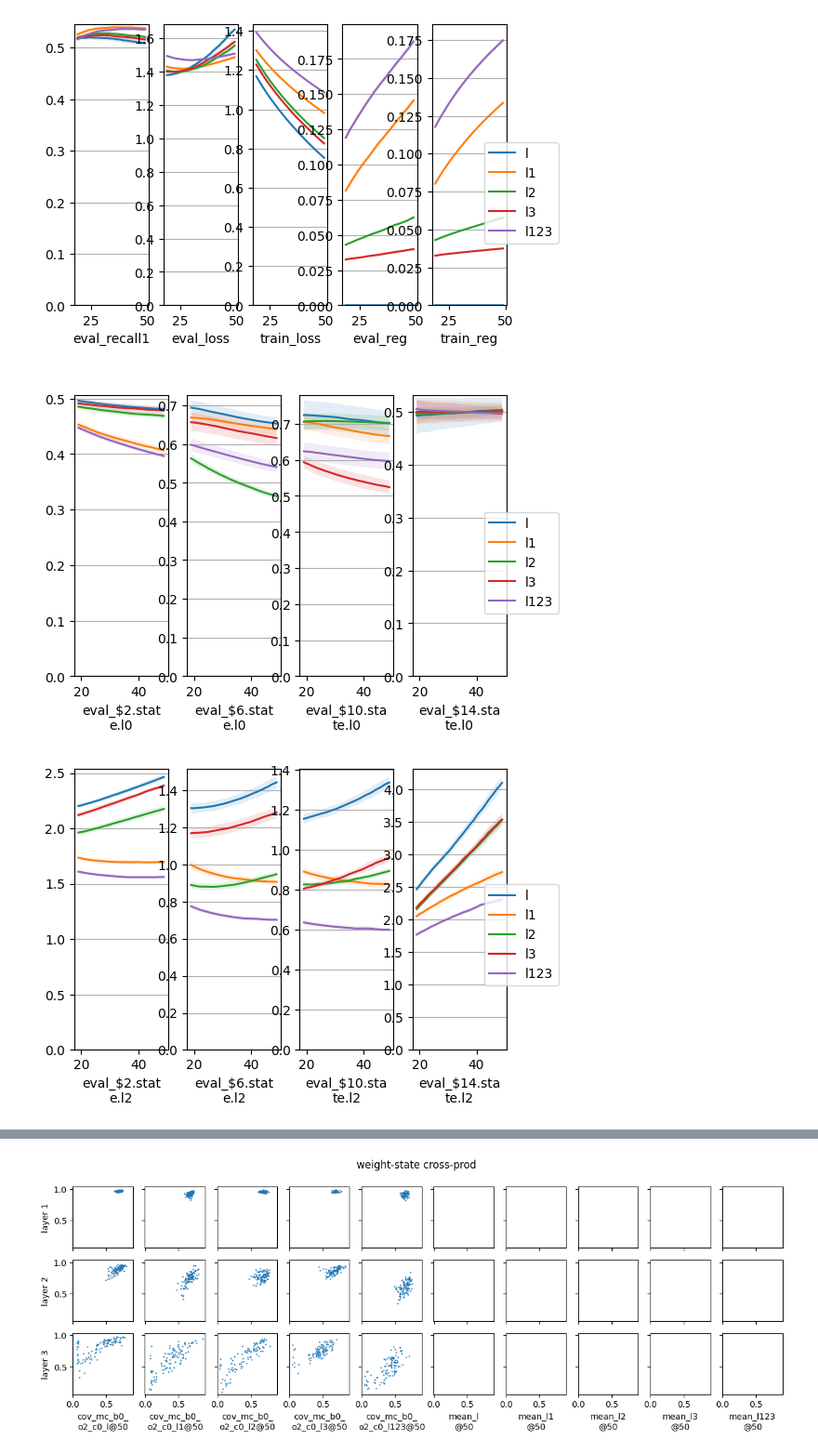
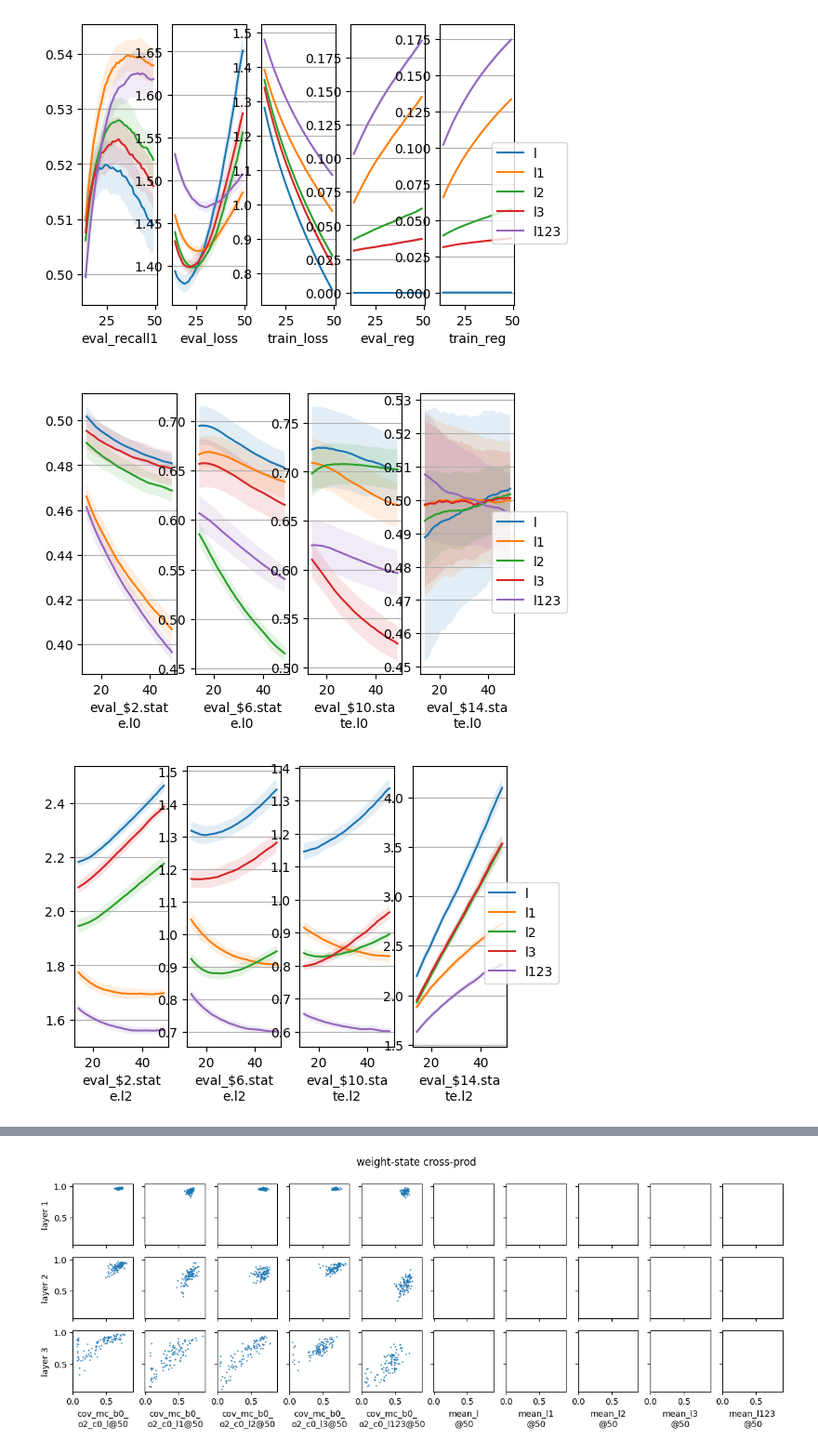
Before and after one commit to yingchenlin/kiln, a Jupyter notebook: dist.ipynb, the cells around one changed output, grey strips where cells are left out. Shown: that part at 93% size. Cells and saved outputs as stored; diff of their text form; code cells hidden in the pictures.

```diff
--- a/dist.ipynb
+++ b/dist.ipynb
@@ -5,14 +5,14 @@ import matplotlib as mpl
 import matplotlib.pyplot as plt
 import torch
 # %%
-def read_df(group, tags, samples):
+def read_df(tags, samples):
     dfs = []
     if isinstance(tags, list):
         tags = {t: t for t in tags}
     for short_tag, full_tag in tags.items():
         for sample in range(samples):
             try:
-                df = pd.read_json(f"outputs/{group}/{full_tag}_{sample}/logs.json")
+                df = pd.read_json(f"outputs/{full_tag}_{sample}/logs.json")
                 df["tag"] = short_tag
                 df["sample"] = sample
                 df["epoch"] = df.index
@@ -63,66 +63,51 @@ def read_weight(state, i, flip):
         w = w.T
     return w.mean(0), w.T @ w
 # %%
-#group, tags = "schemes", [f"{s}_{l}" for s in ("none", "base", "mean", "cov-mc", "cov-quad") for l in ("all",)]
-#group, tags = "cov", [f"cov_{l}_b{b}_o{o}_c{c}" for l in ("mc",) for b in (0, 1) for o in (0, 1, 2) for c in (1,)]
-#group, tags = "cov", [f"cov_mc_b0_o2_c0{s}" for s in ("", "_lsg", "_wsg", "_psg")]
-#group, tags = "cov", ["cov_mc_b0_o2_c0"] + [f"cov_mc_b0_o2_c0{s}_l2"
+#tags = [f"schemes/{s}_{l}" for s in ("none", "base", "mean", "cov-mc", "cov-quad") for l in ("all",)]
+#tags = [f"cov/cov_{l}_b{b}_o{o}_c{c}" for l in ("mc",) for b in (0, 1) for o in (0, 1, 2) for c in (1,)]
+#tags = [f"cov/cov_mc_b0_o2_c0{s}" for s in ("", "_lsg", "_wsg", "_psg")]
+#tags = ["cov/cov_mc_b0_o2_c0"] + [f"cov/cov_mc_b0_o2_c0{s}_l2"
 #    for s in ("", "_xsg", "_wsg", "_psg", "_lsg", "_gsg", "_hsg")]
-group, tags = "cov", {l: f"cov_mc_b0_o2_c0_{l}" for l in ("l", "l1", "l2", "l3", "l123")}
-#group, tags = "hpo", [f"mean_{s}_{l}" for s in ("s0.2", "s0.5", "s1.0", "s1.5", "s2.0") for l in ("l5e-4", "l1e-3", "l2e-3", "l5e-3")]
-#group, tags = "lin-apx", ("lin-apx_0", "lin-apx_0.5", "lin-apx_1.0", "lin-apx_1.5")
-#group, tags = "l2s", ("l2s_0", "l2s_1e-4", "l2s_5e-5", "l2s_2e-5", "l2s_1e-5", "l2s_5e-6")
-#group, tags = "l2w", ("l2w_0", "l2w_5e-2", "l2w_2e-2", "l2w_1e-2", "l2w_5e-3", "l2w_2e-3")
-#group, tags = "layers", ("l", "l1", "l2", "l12", "l3", "l13", "l23", "l123")
-#group, tags = "mix", ("l123_a", "l123_a0", "l123_a1", "l123_a01", "l123_a2", "l123_a02", "l123_a12", "l123_a012")
-#group, tags = "mix", ("l_a", "l_a0", "l_a1", "l_a01", "l_a2", "l_a02", "l_a12", "l_a012")
-#group, tags = "mix", ("l_a", "l123_a", "l_a012", "l123_a012")
-'''group, tags = "mixtures", [
-    f"{dl}_{dt}_{al}_{at}"
-    for at in ("relu",)# "tanh")
-    for al in ("a012",)
-    for dl in ("d", "d2", "d123")
-    for dt in ("ds", "dw")
-    if dl != "d" or dt != "dw"
-    if al != "a" or at != "relu"
-]'''
+#tags = {l: f"cov/cov_mc_b0_o2_c0_{l}" for l in ("l", "l1", "l2", "l3", "l123")}
+tags = {f"{l}": f"cov/cov_mc_b0_o2_c0_{l}" for l in ("l", "l1", "l2", "l3", "l123")}
+#tags = [f"hpo/mean_{s}_{l}" for s in ("s0.0", "s0.5") for l in ("l5e-4", "l1e-3", "l2e-3", "l5e-3", "l1e-2")]
 
 samples = 10
 epochs = (50,)
 tags_epochs = [(tag, epoch) for tag in tags for epoch in epochs]
 layers = [f"layer {i+1}" for i in range(3)]
 # %%
-def rowplots(df, labels, rolling=5, start=20, stop=50, sharex=True, sharey=False):
+def rowplots(df, labels, rolling=5, start=15, stop=50, sharex=True, sharey=False):
     fig, axes = plt.subplots(
         1, len(labels),
         sharex=sharex, sharey=sharey,
         facecolor="w", dpi=100)
     if len(labels) == 1:
         axes = [axes]
     df = df[(df.index >= start-rolling)&(df.index < stop)]
     df_mean = df.groupby(["tag", "epoch"], sort=False).mean().reset_index().set_index("epoch").groupby("tag", sort=False)
     df_var = df.groupby(["tag", "epoch"], sort=False).var().reset_index().set_index("epoch").groupby("tag", sort=False)
     for ax, label in zip(axes, labels):
         ax.set_xlabel(f"{label[:12]}\n{label[12:]}")
         ax.grid(axis="y")
         for (tag, mean), (_, var) in zip(df_mean[label], df_var[label]):
             if rolling > 0:
                 mean = mean.rolling(rolling).mean()
                 var = var.rolling(rolling).mean()
             std = np.sqrt(var)
             ax.plot(mean, label=tag)
             ax.fill_between(mean.index, mean-std, mean+std, alpha=0.125)
-        ax.set_ylim(bottom=0)
+        #ax.set_ylim(bottom=0)
     fig.legend(*axes[0].get_legend_handles_labels(), "right")
 
-df = read_df(group, tags, samples)
+df = read_df(tags, samples)
 rowplots(df, ["eval_recall1", "eval_loss", "train_loss", "eval_reg", "train_reg"])
 rowplots(df, [f"eval_${i*4+2}.state.l0" for i in range(4)])
 rowplots(df, [f"eval_${i*4+2}.state.l2" for i in range(4)])
 rowplots(df, [f"eval_${i*4+1}.weight.l2" for i in range(4)])
 rowplots(df, [f"eval_${i*4+1}.bias.l2" for i in range(4)])
 None
 # %% [output]
-[figure, old version]
+[figure, new version]
-[figure, old version]
+[figure, new version]
-[figure, old version]
+[figure, new version]
```
Also changed, not shown: parts of 1 cell of this notebook, 1 other file.
